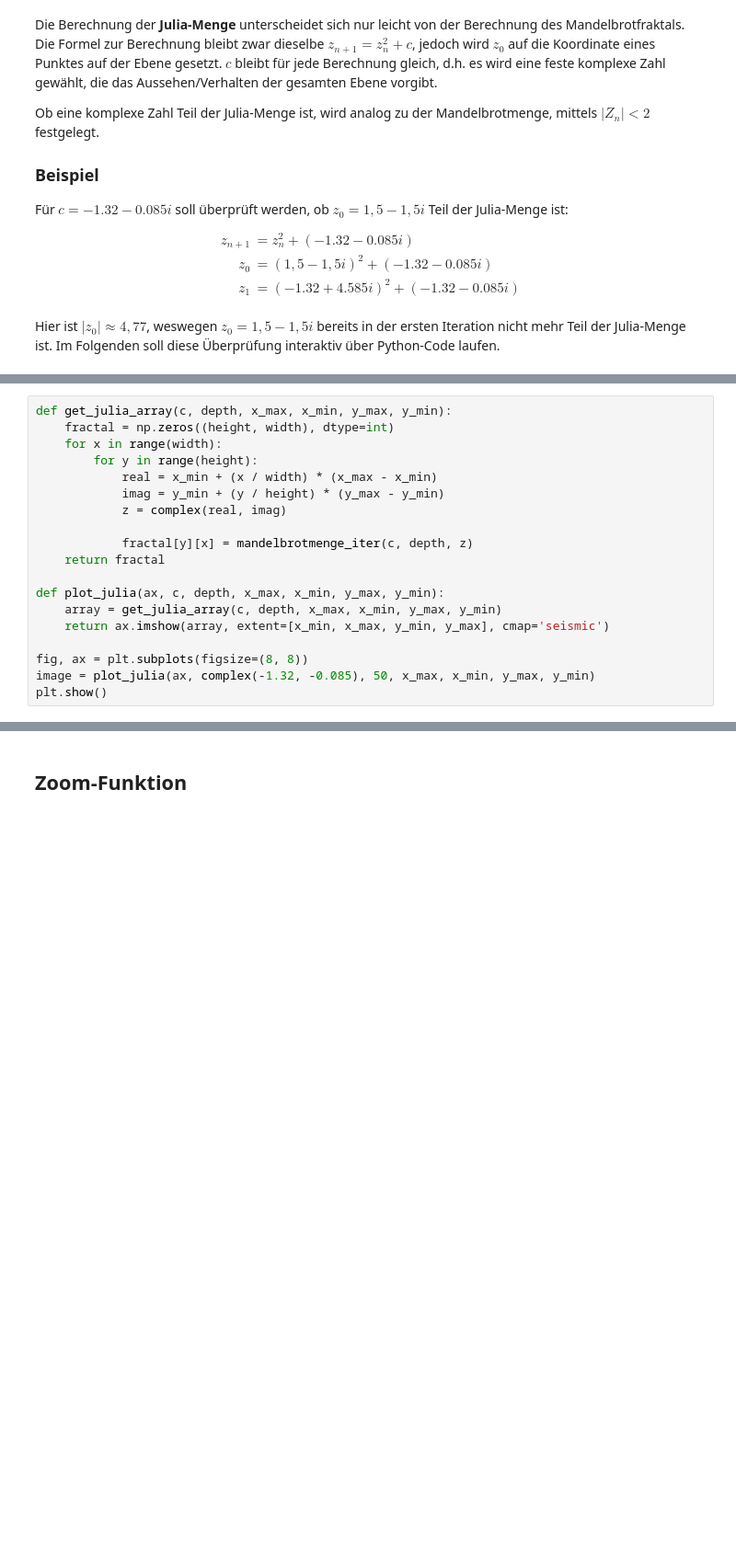
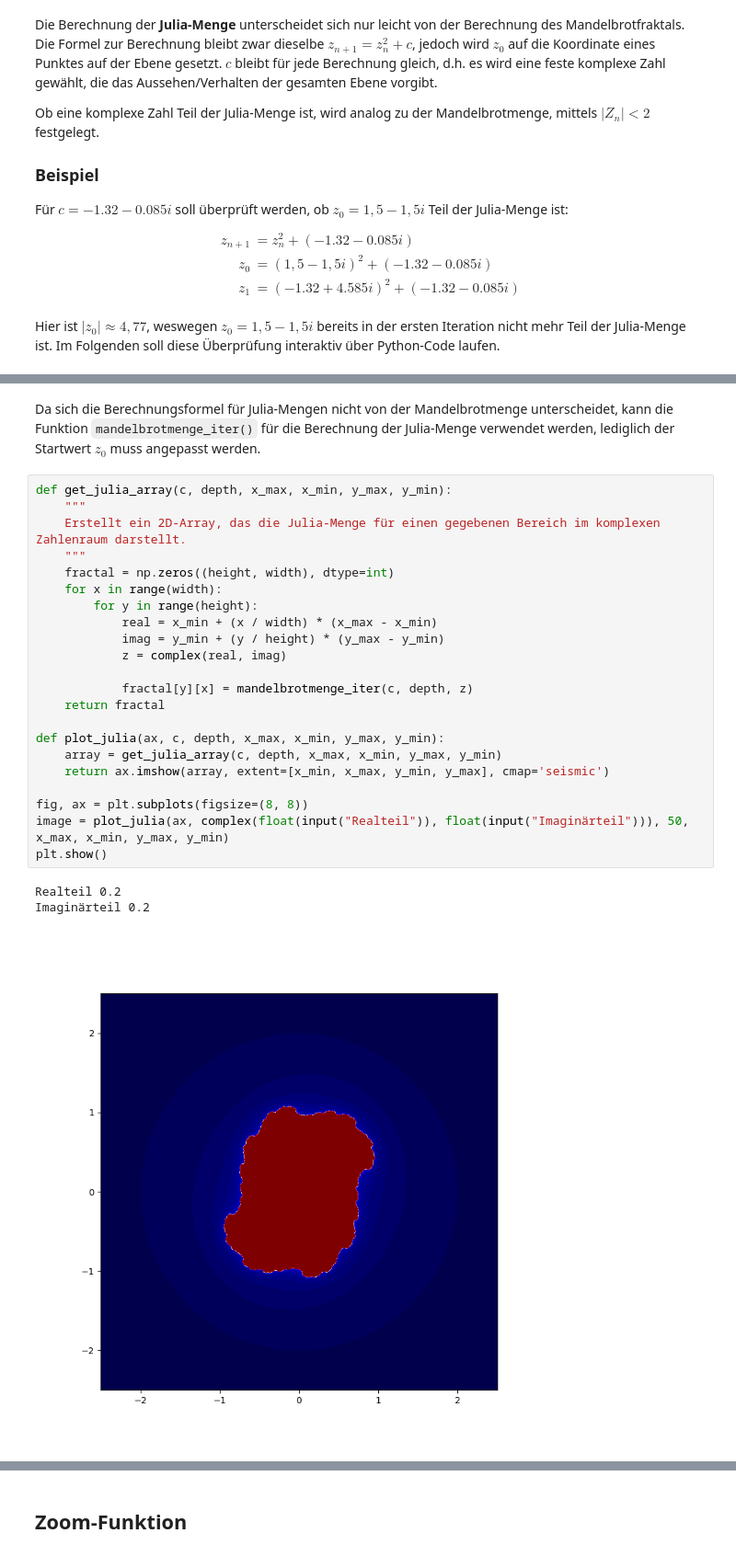
Before and after one commit to Julessh05-Studium/Scientific-Programming-Lab, a Jupyter notebook: SciProLab/Mandelbrotfraktal.ipynb, the cells around one changed output, grey strips where cells are left out. Shown: that part at 92% size. Cells and saved outputs as stored; diff of their text form; blank space fills up the shorter version.

```diff
--- a/SciProLab/Mandelbrotfraktal.ipynb
+++ b/SciProLab/Mandelbrotfraktal.ipynb
@@ -284,22 +302,31 @@ print(f"Iterationen: {mandelbrotmenge_iter(complex(real, imag), 20, complex(z_re
+# %% [markdown]
+Da sich die Berechnungsformel für Julia-Mengen nicht von der Mandelbrotmenge unterscheidet, kann die Funktion `mandelbrotmenge_iter()` für die Berechnung der Julia-Menge verwendet werden, lediglich der Startwert $z_0$ muss angepasst werden.
 # %%
 def get_julia_array(c, depth, x_max, x_min, y_max, y_min):
+    """
+    Erstellt ein 2D-Array, das die Julia-Menge für einen gegebenen Bereich im komplexen Zahlenraum darstellt.
+    """
     fractal = np.zeros((height, width), dtype=int)
     for x in range(width):
         for y in range(height):
             real = x_min + (x / width) * (x_max - x_min)
             imag = y_min + (y / height) * (y_max - y_min)
             z = complex(real, imag)
 
             fractal[y][x] = mandelbrotmenge_iter(c, depth, z)
     return fractal
 
 def plot_julia(ax, c, depth, x_max, x_min, y_max, y_min):
     array = get_julia_array(c, depth, x_max, x_min, y_max, y_min)
     return ax.imshow(array, extent=[x_min, x_max, y_min, y_max], cmap='seismic')
 
 fig, ax = plt.subplots(figsize=(8, 8))
-image = plot_julia(ax, complex(-1.32, -0.085), 50, x_max, x_min, y_max, y_min)
+image = plot_julia(ax, complex(float(input("Realteil")), float(input("Imaginärteil"))), 50, x_max, x_min, y_max, y_min)
 plt.show()
+# %% [output]
+Realteil 0.2
+Imaginärteil 0.2
+[figure, added]
 # %%
 import unittest
 
```
Also changed, not shown: parts of 11 cells of this notebook.
